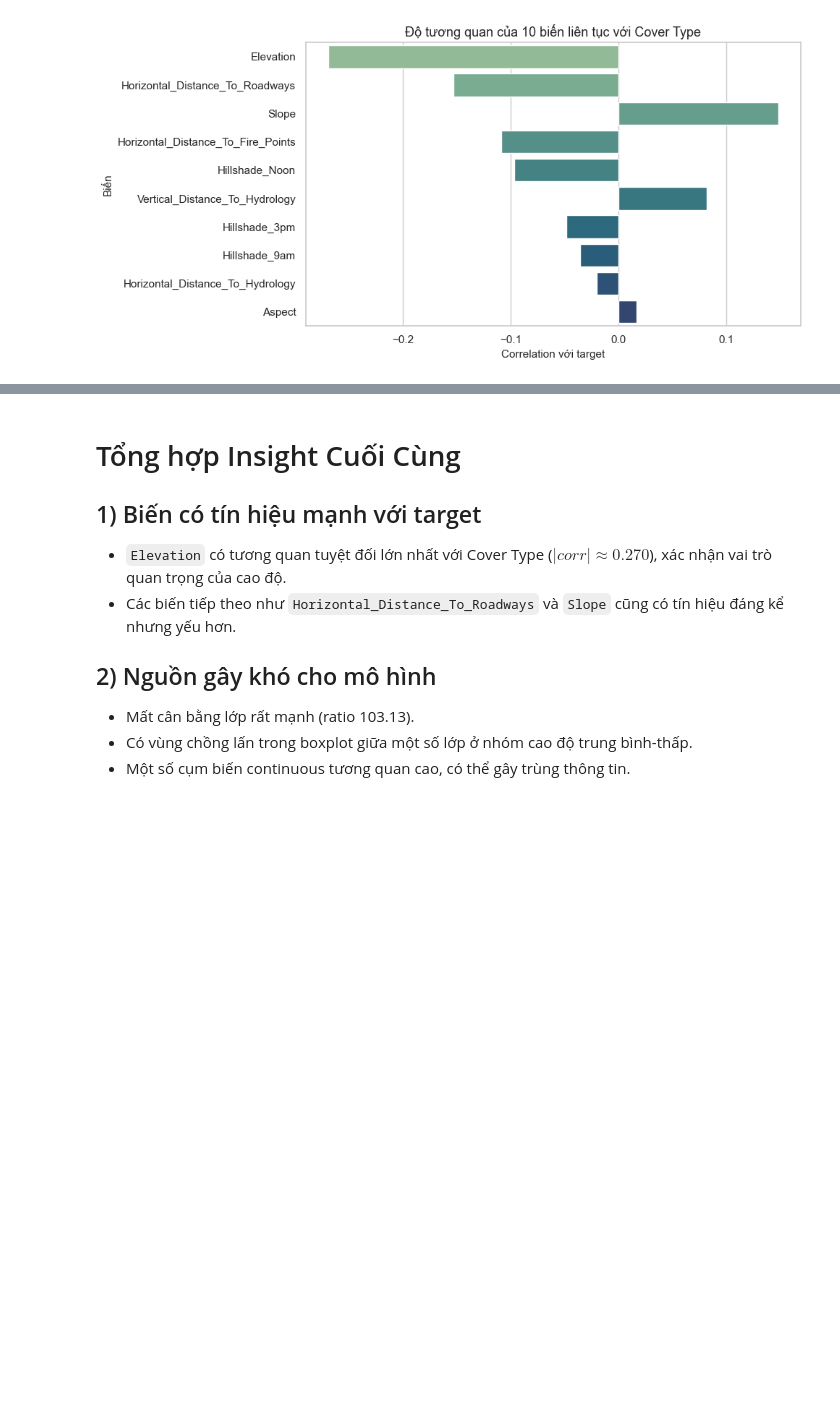
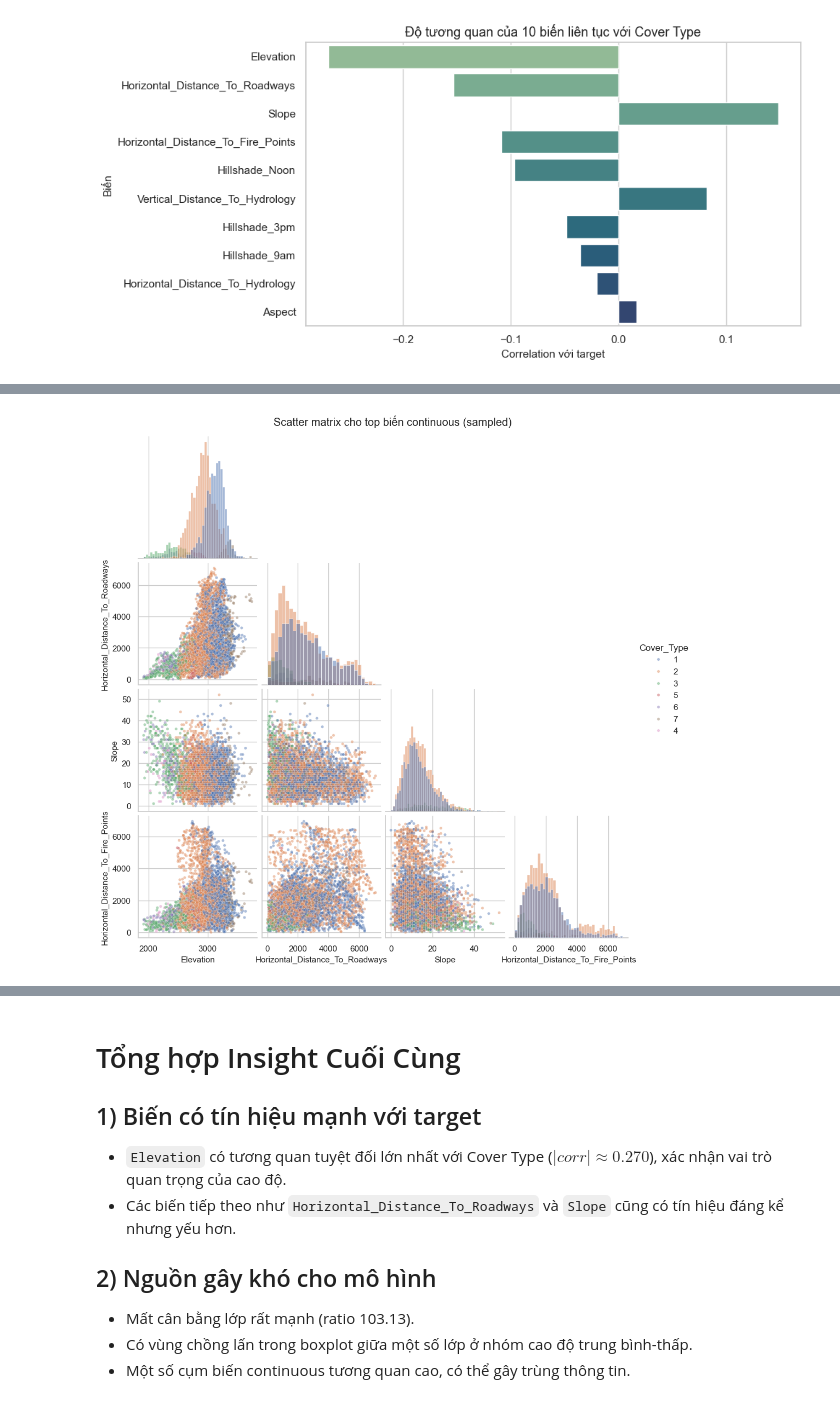
Before and after one commit to nh-atuan/supervised-learning-project, a Jupyter notebook: code/Part2_Classification/data/eda.ipynb, the cells around one changed output, grey strips where cells are left out. Saved outputs shown, nothing was run; the diff lists cells and outputs as text; code cells hidden in the pictures; blank space fills up the shorter version.

```diff
--- a/code/Part2_Classification/data/eda.ipynb
+++ b/code/Part2_Classification/data/eda.ipynb
@@ -410,0 +535,23 @@ Name: Cover_Type, dtype: float64
+# %%
+# Phân tích 6B - Scatter matrix cho nhóm biến quan trọng
+top_scatter_features = corr_sorted.index[:4].tolist()
+
+# Lấy mẫu con để pairplot chạy nhanh hơn trên dataset lớn
+sample_size = min(6000, len(df))
+scatter_sample = df.sample(n=sample_size, random_state=SEED)
+
+pairplot_df = scatter_sample[top_scatter_features + [target_col]].copy()
+pairplot_df[target_col] = pairplot_df[target_col].astype(str)
+
+sns.pairplot(
+    data=pairplot_df,
+    vars=top_scatter_features,
+    hue=target_col,
+    diag_kind="hist",
+    corner=True,
+    plot_kws={"alpha": 0.45, "s": 14},
+)
+plt.suptitle("Scatter matrix cho top biến continuous (sampled)", y=1.02)
+plt.show()
+# %% [output]
+[figure, added]
```
Also changed, not shown: parts of 9 cells of this notebook, 1 other file.
